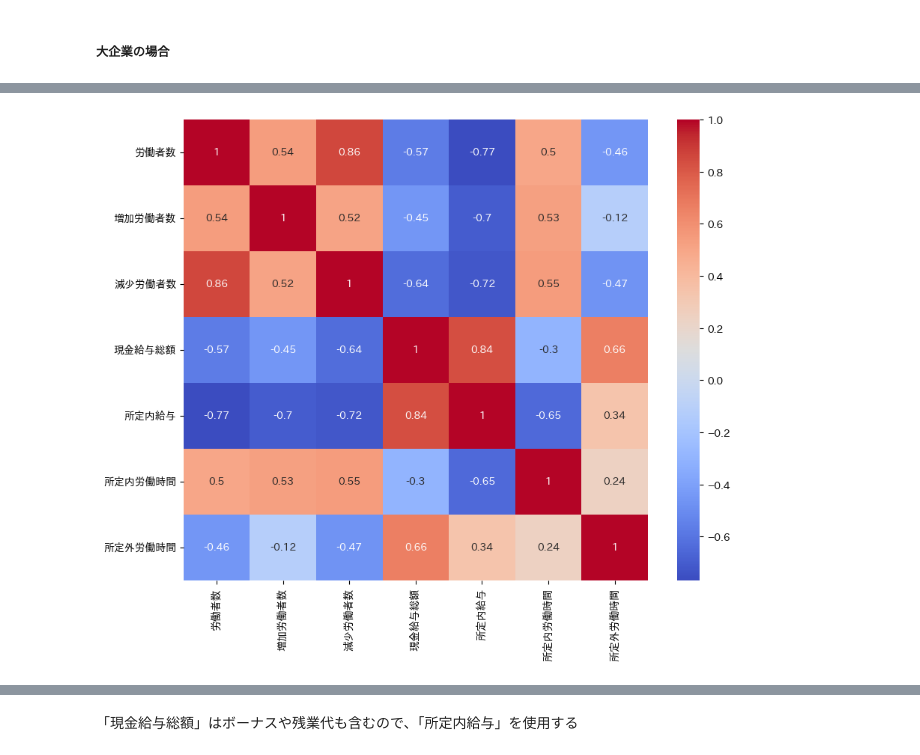
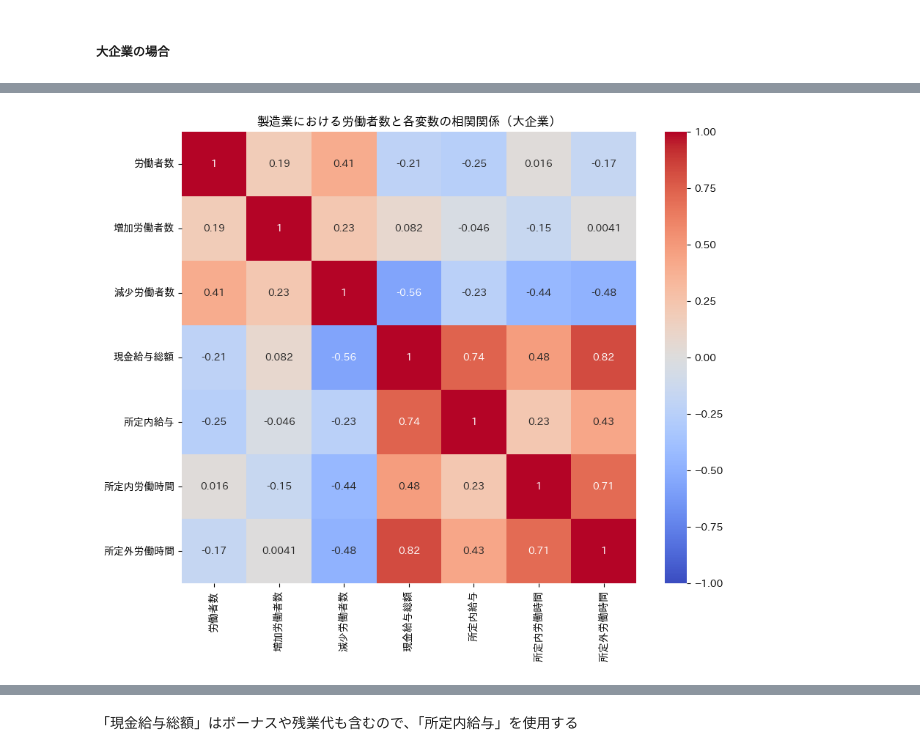
Before and after one commit to M-Yusei1001/K417_Capstone_G9, a Jupyter notebook: eda.ipynb, the cells around one changed output, grey strips where cells are left out. Saved outputs shown, nothing was run; the diff lists cells and outputs as text; code cells hidden in the pictures.

```diff
--- a/eda.ipynb
+++ b/eda.ipynb
@@ -563,0 +611,4 @@ plt.show()
+# %%
+# 時系列データのため、差分をみる
+wages_4_e_diff = wages_4_e[["労働者数", "増加労働者数", "減少労働者数", "現金給与総額", "きまって支給する給与", "所定内給与", "所定外給与", "特別給与", "所定内労働時間", "所定外労働時間"]].diff().dropna()
+wages_4_e_diff.head()
@@ -564,10 +622,7 @@ plt.show()
 # %%
-# 列"年"以外について、列"労働者数"との相関係数を調査する。
-
-# まず、それぞれの列を標準化する。
+# それぞれの列を標準化する。
 from sklearn.preprocessing import StandardScaler
 scaler = StandardScaler()
-wages_4_e_scaled = wages_4_e.copy()
-wages_4_e_scaled.iloc[:, 1:] = scaler.fit_transform(wages_4_e_scaled.iloc[:, 1:])
-wages_4_e_scaled.head()
+wages_4_e_diff_scaled = pd.DataFrame(scaler.fit_transform(wages_4_e_diff), columns=wages_4_e_diff.columns)
+wages_4_e_diff_scaled.head()
 # %% [output]
@@ -580,8 +635,9 @@ wages_4_e_scaled.head()
 # %%
 # wages_4_tl_scaledの列"年"を除いた各列と"労働者数"との相関係数を計算し、相関ヒートマップを作成
-correlation_matrix = wages_4_e_scaled.drop(columns=["年", "きまって支給する給与", "所定外給与", "特別給与"]).corr()
+correlation_matrix = wages_4_e_diff_scaled.drop(columns=["きまって支給する給与", "所定外給与", "特別給与"]).corr()
 plt.figure(figsize=(10, 8))
-sns.heatmap(correlation_matrix, annot=True, cmap="coolwarm")
+sns.heatmap(correlation_matrix, annot=True, cmap="coolwarm", vmin=-1, vmax=1)
+plt.title(label="製造業における労働者数と各変数の相関関係（大企業）")
 plt.show()
 # %% [output]
-[figure, old version]
+[figure, new version]
```
Also changed, not shown: parts of 68 cells of this notebook, 18 other files.
